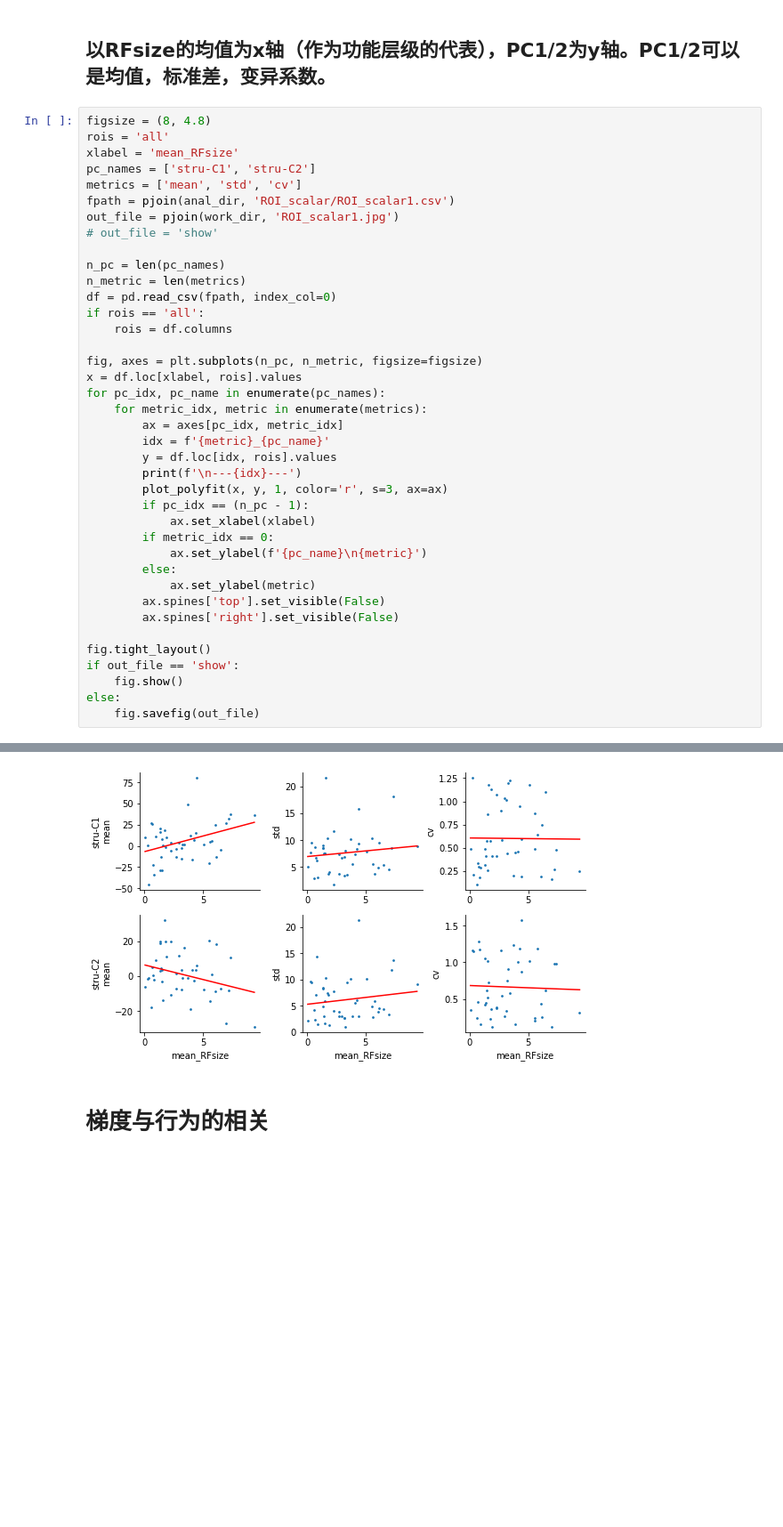
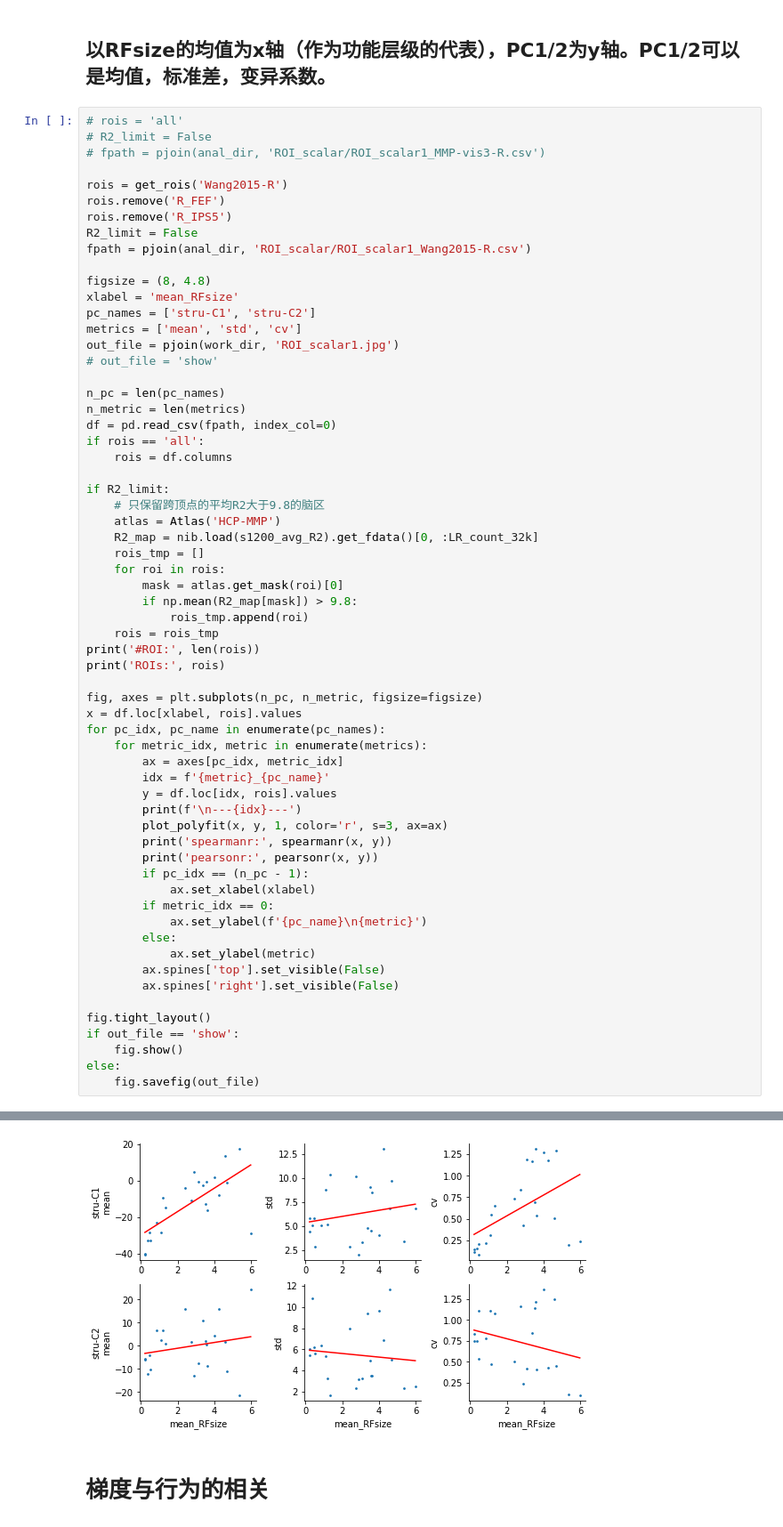
Before and after one commit to BNUCNL/nibrain, a Jupyter notebook: cxy_visual_dev/scripts/plot_scatter.ipynb, the cells around one changed output, grey strips where cells are left out. Shown at 89% size. Drawn from its saved outputs; the diff is of its cells as text; blank space fills up the shorter version.

```diff
--- a/cxy_visual_dev/scripts/plot_scatter.ipynb
+++ b/cxy_visual_dev/scripts/plot_scatter.ipynb
@@ -24,12 +24,20 @@ if not os.path.isdir(work_dir):
 # %% [markdown]
 ## 以RFsize的均值为x轴（作为功能层级的代表），PC1/2为y轴。PC1/2可以是均值，标准差，变异系数。
 # %%
+# rois = 'all'
+# R2_limit = False
+# fpath = pjoin(anal_dir, 'ROI_scalar/ROI_scalar1_MMP-vis3-R.csv')
+
+rois = get_rois('Wang2015-R')
+rois.remove('R_FEF')
+rois.remove('R_IPS5')
+R2_limit = False
+fpath = pjoin(anal_dir, 'ROI_scalar/ROI_scalar1_Wang2015-R.csv')
+
 figsize = (8, 4.8)
-rois = 'all'
 xlabel = 'mean_RFsize'
 pc_names = ['stru-C1', 'stru-C2']
 metrics = ['mean', 'std', 'cv']
-fpath = pjoin(anal_dir, 'ROI_scalar/ROI_scalar1.csv')
 out_file = pjoin(work_dir, 'ROI_scalar1.jpg')
 # out_file = 'show'
 
@@ -38,6 +46,19 @@ n_metric = len(metrics)
 df = pd.read_csv(fpath, index_col=0)
 if rois == 'all':
     rois = df.columns
+
+if R2_limit:
+    # 只保留跨顶点的平均R2大于9.8的脑区
+    atlas = Atlas('HCP-MMP')
+    R2_map = nib.load(s1200_avg_R2).get_fdata()[0, :LR_count_32k]
+    rois_tmp = []
+    for roi in rois:
+        mask = atlas.get_mask(roi)[0]
+        if np.mean(R2_map[mask]) > 9.8:
+            rois_tmp.append(roi)
+    rois = rois_tmp
+print('#ROI:', len(rois))
+print('ROIs:', rois)
 
 fig, axes = plt.subplots(n_pc, n_metric, figsize=figsize)
 x = df.loc[xlabel, rois].values
@@ -48,6 +69,8 @@ for pc_idx, pc_name in enumerate(pc_names):
         y = df.loc[idx, rois].values
         print(f'\n---{idx}---')
         plot_polyfit(x, y, 1, color='r', s=3, ax=ax)
+        print('spearmanr:', spearmanr(x, y))
+        print('pearsonr:', pearsonr(x, y))
         if pc_idx == (n_pc - 1):
             ax.set_xlabel(xlabel)
         if metric_idx == 0:
@@ -83,4 +106,4 @@ score: (0.03516047574663162, 0.8207472874619609)
-[figure, old version]
+[figure, new version]
 # %% [markdown]
 # 梯度与行为的相关
 # %%
```
Also changed, not shown: parts of 3 cells of this notebook, 1 other file.
